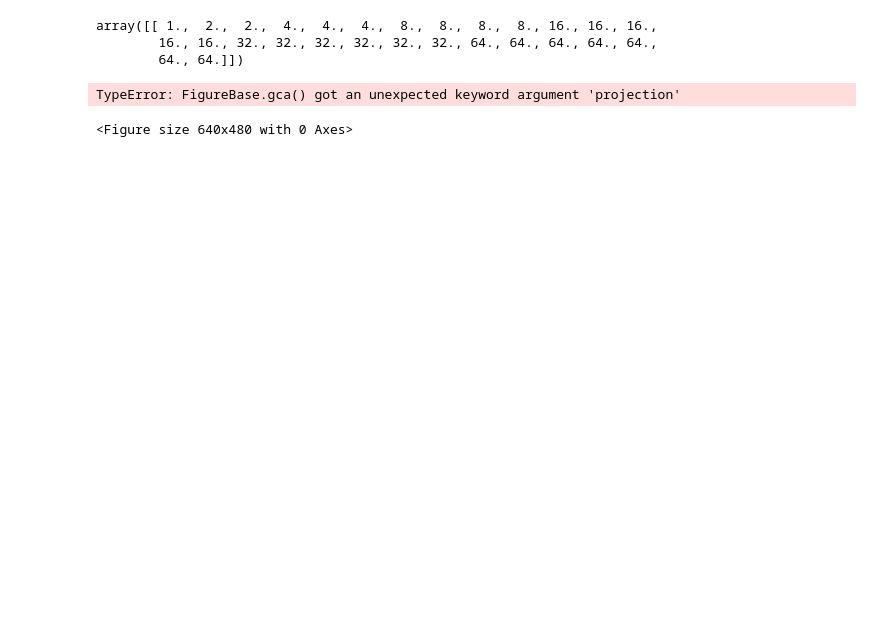
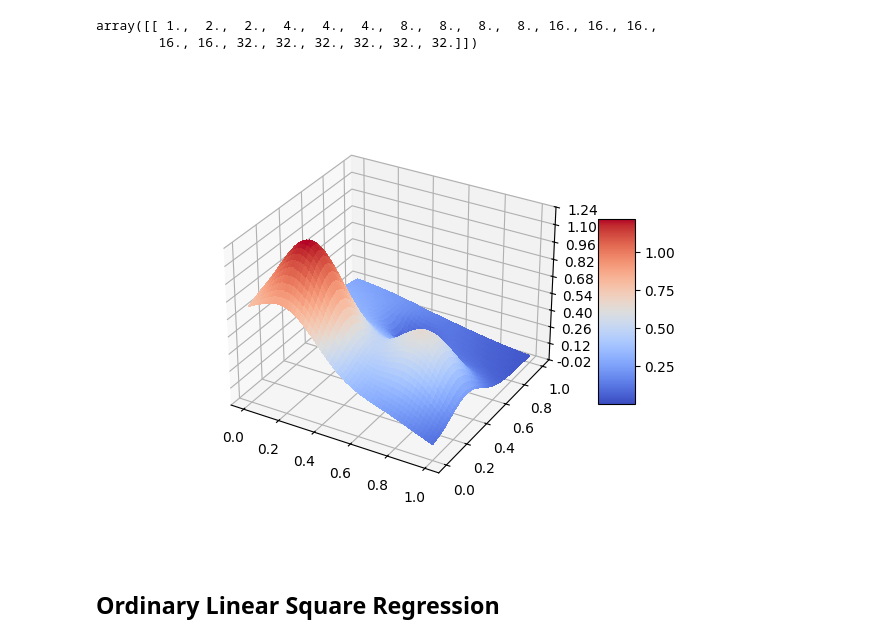
Before and after one commit to larsfop/fys-stk4155_project1, a Jupyter notebook: project1.ipynb, the cells around one changed output. Drawn from its saved outputs; the diff is of its cells as text; code cells hidden in the pictures; blank space fills up the shorter version.

```diff
--- a/project1.ipynb
+++ b/project1.ipynb
@@ -1,5 +1,6 @@
 # %%
 import numpy as np
+import numpy.typing as npt
 import matplotlib.pyplot as plt
 import pandas as pd
 from sklearn import linear_model
@@ -8,13 +9,14 @@ from sklearn.model_selection import train_test_split, GridSearchCV
 from sklearn.preprocessing import StandardScaler, PolynomialFeatures
 from sklearn.pipeline import make_pipeline
 
-from mpl_toolkits.mplot3d import Axes3D
 import matplotlib.pyplot as plt
 from matplotlib import cm
 from matplotlib.ticker import LinearLocator, FormatStrFormatter
 from random import random, seed
 
-%matplotlib inline
+%matplotlib widget
+
+rng = np.random.default_rng(125)
 # %%
 # 2D design matrix
 # omit y for a 1D design matrix
@@ -56,44 +87,35 @@ def DesignMatrix(p_order, x, y = None):
 # %%
 x = np.array([2])
 y = np.array([2])
-DesignMatrix(6, x, y)
+DesignMatrix(5, x, y)
 # %% [output]
 array([[ 1.,  2.,  2.,  4.,  4.,  4.,  8.,  8.,  8.,  8., 16., 16., 16.,
-        16., 16., 32., 32., 32., 32., 32., 32., 64., 64., 64., 64., 64.,
-        64., 64.]])
+        16., 16., 32., 32., 32., 32., 32., 32.]])
 # %%
-fig = plt.figure()
-ax = fig.gca(projection='3d')
+fig, ax = plt.subplots(subplot_kw={"projection" : "3d"})
 
+n = 100
 # Make data.
-x = np.arange(0, 1, 0.05)
-y = np.arange(0, 1, 0.05)
+x = np.linspace(0, 1, n)
+y = np.linspace(0, 1, n)
 x, y = np.meshgrid(x,y)
 
-
-def FrankeFunction(x,y):
-    term1 = 0.75*np.exp(-(0.25*(9*x-2)**2) - 0.25*((9*y-2)**2))
-    term2 = 0.75*np.exp(-((9*x+1)**2)/49.0 - 0.1*(9*y+1))
-    term3 = 0.5*np.exp(-(9*x-7)**2/4.0 - 0.25*((9*y-3)**2))
-    term4 = -0.2*np.exp(-(9*x-4)**2 - (9*y-7)**2)
-    return term1 + term2 + term3 + term4
-
-
-z = FrankeFunction(x, y)
+z = FrankeFunction(x, y, False)
 
 # Plot the surface.
 surf = ax.plot_surface(x, y, z, cmap=cm.coolwarm,
                        linewidth=0, antialiased=False)
 
 # Customize the z axis.
-ax.set_zlim(-0.10, 1.40)
+#ax.set_zlim(-0.10, 1.40)
 ax.zaxis.set_major_locator(LinearLocator(10))
 ax.zaxis.set_major_formatter(FormatStrFormatter('%.02f'))
 
 # Add a color bar which maps values to colors.
 fig.colorbar(surf, shrink=0.5, aspect=5)
 
 plt.show()
 # %% [output]
-TypeError: FigureBase.gca() got an unexpected keyword argument 'projection'
-<Figure size 640x480 with 0 Axes>
+[figure, added]
+# %% [markdown]
+## Ordinary Linear Square Regression
```
Also changed, not shown: parts of 7 cells of this notebook.
